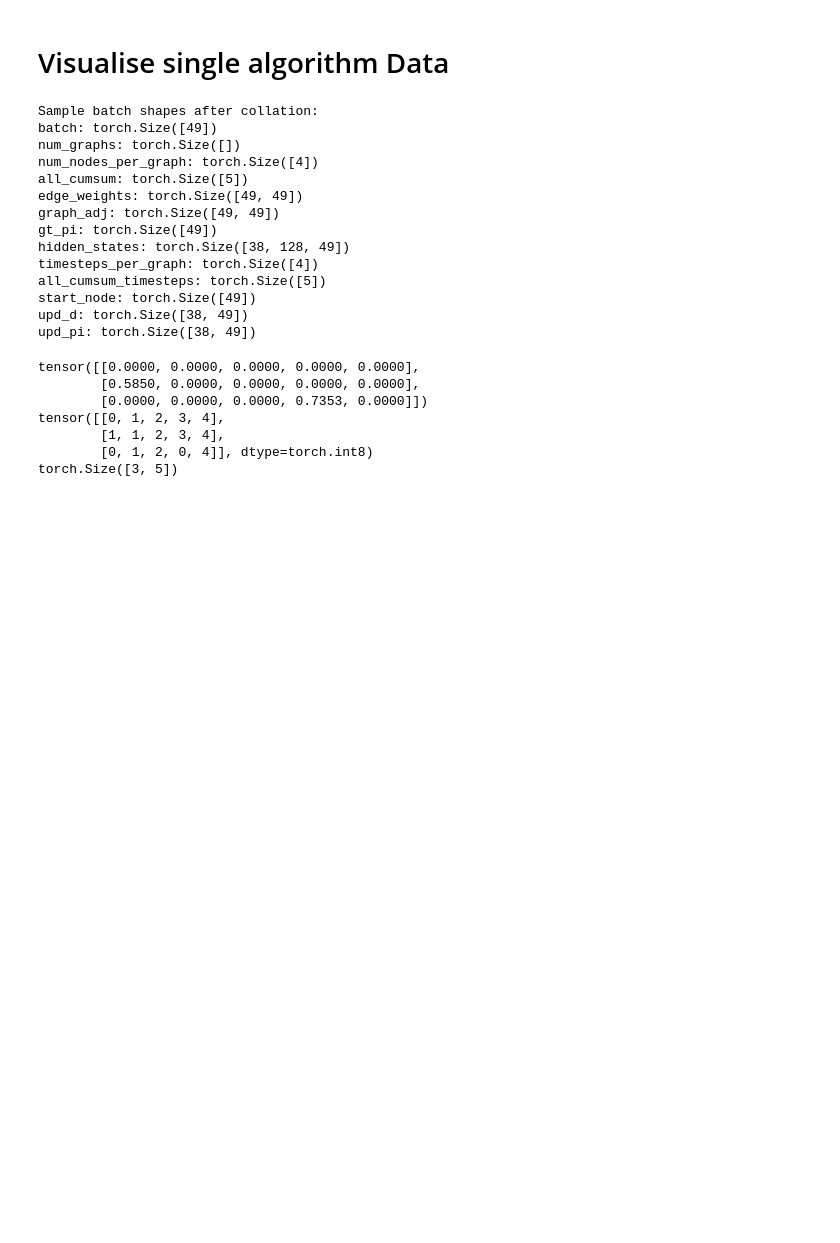
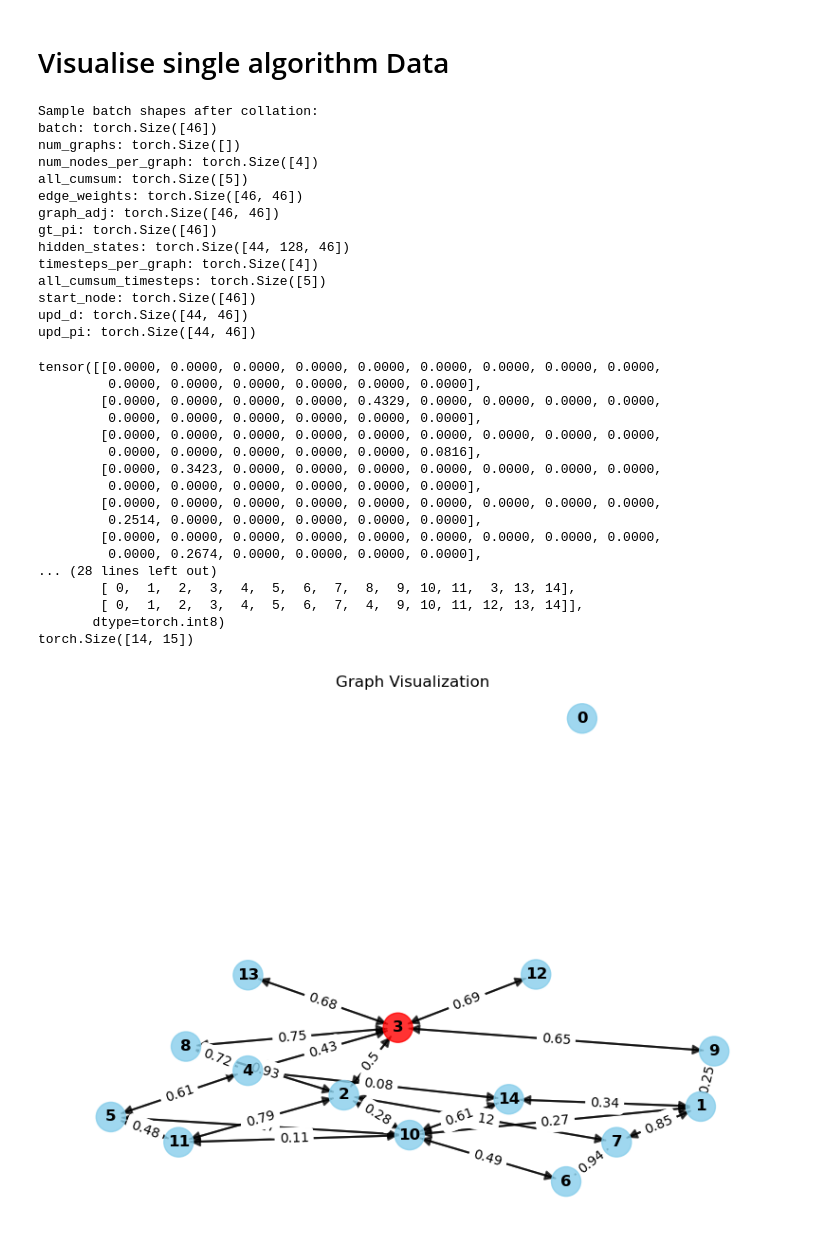
Before and after one commit to douavocado/L65_NAR, a Jupyter notebook: CreateDataset.ipynb, the cells around one changed output. Cells and saved outputs as stored; diff of their text form; code cells hidden in the pictures; blank space fills up the shorter version.

```diff
--- a/CreateDataset.ipynb
+++ b/CreateDataset.ipynb
@@ -143,7 +143,7 @@ from interp.dataset import custom_collate
 from torch.utils.data import DataLoader
 from interp.dataset import HDF5Dataset
 
-alg = "dijkstra"
+alg = "mst_prim"
 save_root = os.path.join("data", alg)
 save_name = "interp_data_all"
 
@@ -174,37 +174,48 @@ train_dataset.close()
 val_dataset.close()
 # %% [output]
 Sample batch shapes after collation:
-batch: torch.Size([49])
+batch: torch.Size([46])
 num_graphs: torch.Size([])
 num_nodes_per_graph: torch.Size([4])
 all_cumsum: torch.Size([5])
-edge_weights: torch.Size([49, 49])
-graph_adj: torch.Size([49, 49])
-gt_pi: torch.Size([49])
-hidden_states: torch.Size([38, 128, 49])
+edge_weights: torch.Size([46, 46])
+graph_adj: torch.Size([46, 46])
+gt_pi: torch.Size([46])
+hidden_states: torch.Size([44, 128, 46])
 timesteps_per_graph: torch.Size([4])
 all_cumsum_timesteps: torch.Size([5])
-start_node: torch.Size([49])
-upd_d: torch.Size([38, 49])
-upd_pi: torch.Size([38, 49])
+start_node: torch.Size([46])
+upd_d: torch.Size([44, 46])
+upd_pi: torch.Size([44, 46])
 # %%
 from interp.visualisation import visualize_graph
 import matplotlib.pyplot as plt
 import random
 
 random_idx = random.randint(0, len(train_dataset)-1)
 datapoint = train_dataset[random_idx]
 # Example usage
-#fig, ax = visualize_graph(datapoint, title="Bellman Ford Graph Visualization")
+fig, ax = visualize_graph(datapoint, title="Graph Visualization")
 #plt.show()
 print(datapoint['upd_d'])
 print(datapoint['upd_pi'])
 print(datapoint['upd_d'].shape)
 # %% [output]
-tensor([[0.0000, 0.0000, 0.0000, 0.0000, 0.0000],
-        [0.5850, 0.0000, 0.0000, 0.0000, 0.0000],
-        [0.0000, 0.0000, 0.0000, 0.7353, 0.0000]])
-tensor([[0, 1, 2, 3, 4],
-        [1, 1, 2, 3, 4],
-        [0, 1, 2, 0, 4]], dtype=torch.int8)
-torch.Size([3, 5])
+tensor([[0.0000, 0.0000, 0.0000, 0.0000, 0.0000, 0.0000, 0.0000, 0.0000, 0.0000,
+         0.0000, 0.0000, 0.0000, 0.0000, 0.0000, 0.0000],
+        [0.0000, 0.0000, 0.0000, 0.0000, 0.4329, 0.0000, 0.0000, 0.0000, 0.0000,
+         0.0000, 0.0000, 0.0000, 0.0000, 0.0000, 0.0000],
+        [0.0000, 0.0000, 0.0000, 0.0000, 0.0000, 0.0000, 0.0000, 0.0000, 0.0000,
+         0.0000, 0.0000, 0.0000, 0.0000, 0.0000, 0.0816],
+        [0.0000, 0.3423, 0.0000, 0.0000, 0.0000, 0.0000, 0.0000, 0.0000, 0.0000,
+         0.0000, 0.0000, 0.0000, 0.0000, 0.0000, 0.0000],
+        [0.0000, 0.0000, 0.0000, 0.0000, 0.0000, 0.0000, 0.0000, 0.0000, 0.0000,
+         0.2514, 0.0000, 0.0000, 0.0000, 0.0000, 0.0000],
+        [0.0000, 0.0000, 0.0000, 0.0000, 0.0000, 0.0000, 0.0000, 0.0000, 0.0000,
+         0.0000, 0.2674, 0.0000, 0.0000, 0.0000, 0.0000],
+... (28 lines left out)
+        [ 0,  1,  2,  3,  4,  5,  6,  7,  8,  9, 10, 11,  3, 13, 14],
+        [ 0,  1,  2,  3,  4,  5,  6,  7,  4,  9, 10, 11, 12, 13, 14]],
+       dtype=torch.int8)
+torch.Size([14, 15])
+[figure, added]
```
Also changed, not shown: parts of 2 cells of this notebook, 11 other files.
